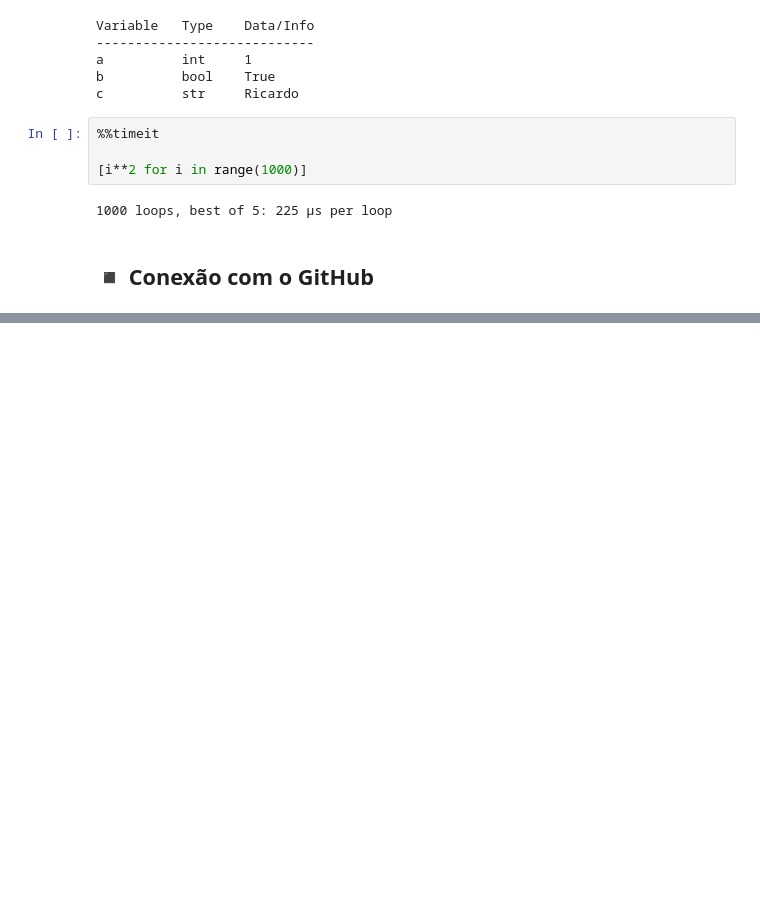
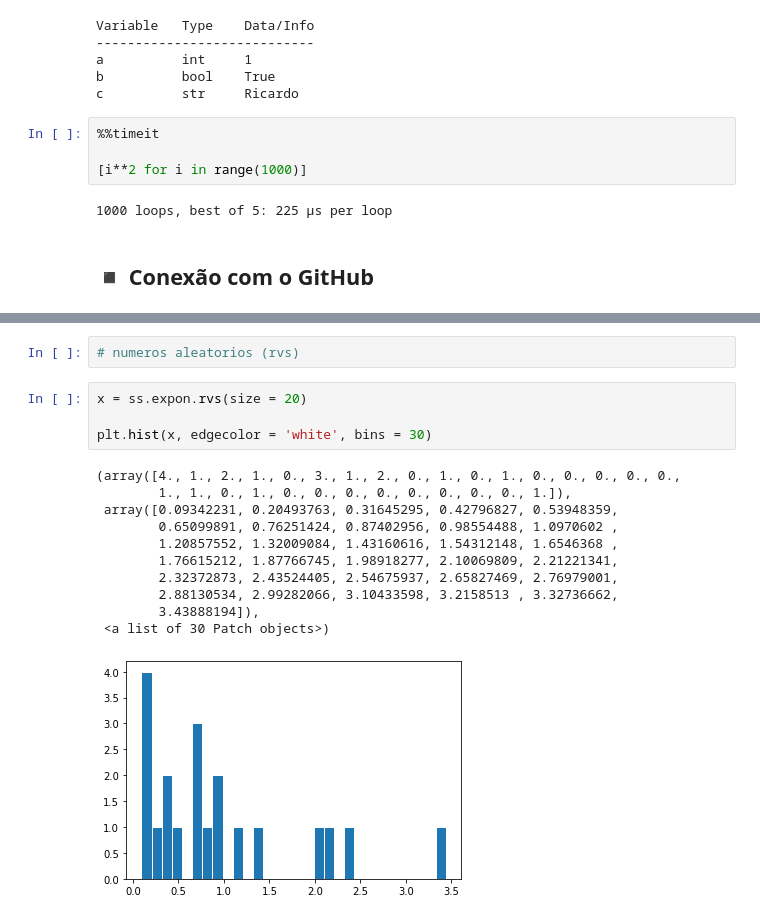
Before and after one commit to gitflai/exerciciosPython, a Jupyter notebook: Curso_Python_para_Data_Science_Parte_2.ipynb, the cells around one changed output, grey strips where cells are left out. Cells and saved outputs as stored; diff of their text form; blank space fills up the shorter version.

```diff
--- a/Curso_Python_para_Data_Science_Parte_2.ipynb
+++ b/Curso_Python_para_Data_Science_Parte_2.ipynb
@@ -79,0 +388,18 @@ c          str     Ricardo
+# %%
+# numeros aleatorios (rvs)
+# %%
+x = ss.expon.rvs(size = 20)
+
+plt.hist(x, edgecolor = 'white', bins = 30)
+# %% [output]
+(array([4., 1., 2., 1., 0., 3., 1., 2., 0., 1., 0., 1., 0., 0., 0., 0., 0.,
+        1., 1., 0., 1., 0., 0., 0., 0., 0., 0., 0., 0., 1.]),
+ array([0.09342231, 0.20493763, 0.31645295, 0.42796827, 0.53948359,
+        0.65099891, 0.76251424, 0.87402956, 0.98554488, 1.0970602 ,
+        1.20857552, 1.32009084, 1.43160616, 1.54312148, 1.6546368 ,
+        1.76615212, 1.87766745, 1.98918277, 2.10069809, 2.21221341,
+        2.32372873, 2.43524405, 2.54675937, 2.65827469, 2.76979001,
+        2.88130534, 2.99282066, 3.10433598, 3.2158513 , 3.32736662,
+        3.43888194]),
+ <a list of 30 Patch objects>)
+[figure, added]
```
Also changed, not shown: parts of 163 cells of this notebook.
